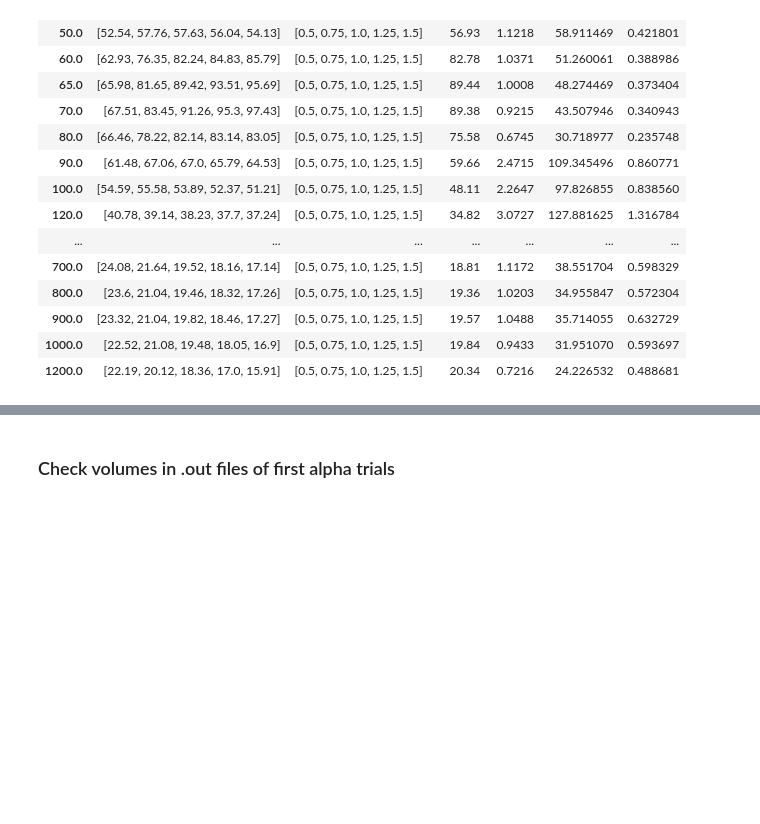
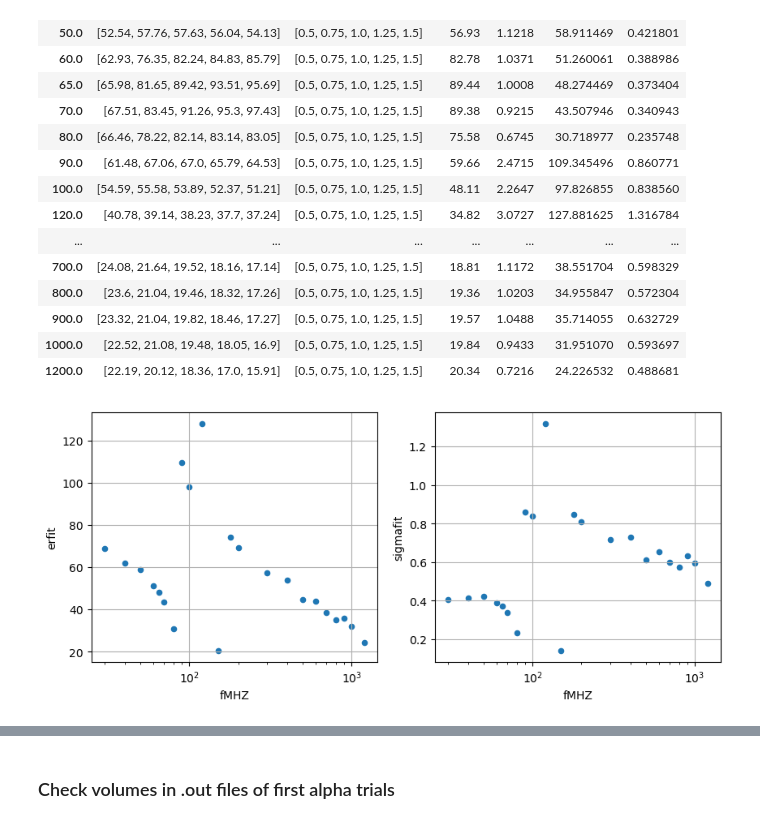
Before and after one commit to dreme/spatial-averaging-wg, a Jupyter notebook: notebooks/tissue_dielectrics.ipynb, the cells around one changed output, grey strips where cells are left out. Drawn from its saved outputs; the diff is of its cells as text; code cells hidden in the pictures; blank space fills up the shorter version.

```diff
--- a/notebooks/tissue_dielectrics.ipynb
+++ b/notebooks/tissue_dielectrics.ipynb
@@ -676,3 +676,14 @@ dfalpha
 | 900.0 | [23.32, 21.04, 19.82, 18.46, 17.27] | [0.5, 0.75, 1.0, 1.25, 1.5] | 19.57 | 1.0488 | 35.714055 | 0.632729 |
 | 1000.0 | [22.52, 21.08, 19.48, 18.05, 16.9] | [0.5, 0.75, 1.0, 1.25, 1.5] | 19.84 | 0.9433 | 31.951070 | 0.593697 |
 | 1200.0 | [22.19, 20.12, 18.36, 17.0, 15.91] | [0.5, 0.75, 1.0, 1.25, 1.5] | 20.34 | 0.7216 | 24.226532 | 0.488681 |
+# %%
+dfalpha2 = dfalpha.reset_index()
+fig, ax = plt.subplots(1,2,figsize=(10,4))
+ax  = ax.flatten()
+dfalpha2.plot.scatter(x='fMHZ',y='erfit',ax=ax[0],logx=True)
+dfalpha2.plot.scatter(x='fMHZ',y='sigmafit',ax=ax[1],logx=True)
+ax[0].grid()
+ax[1].grid()
+fig.savefig('../plots/fitted er sigma v fMHz trial1.png',dpi=200)
+# %% [output]
+[figure, added]
```
Also changed, not shown: parts of 3 cells of this notebook, 47 other files.
